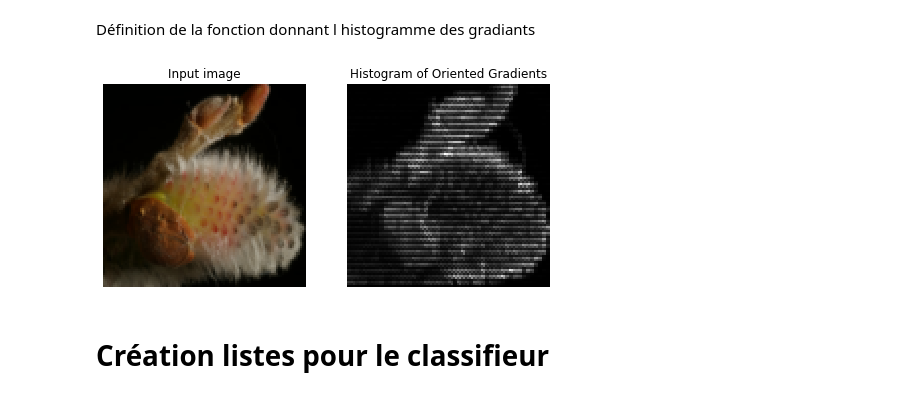
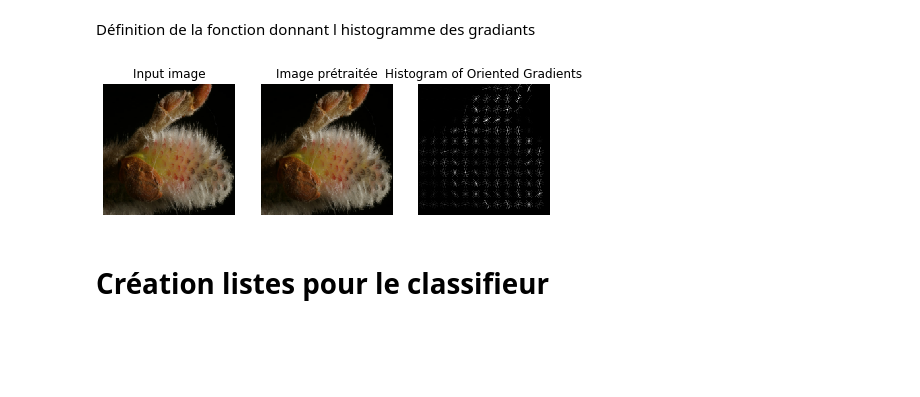
Before and after one commit to LemaitreT/Reconnaissance-visuel-de-plante, a Jupyter notebook: Descente de Gradiant.ipynb, the cells around one changed output. Cells and saved outputs as stored; diff of their text form; code cells hidden in the pictures; blank space fills up the shorter version.

```diff
--- a/Descente de Gradiant.ipynb
+++ b/Descente de Gradiant.ipynb
@@ -69,17 +66,24 @@ from skimage.feature import hog
 from skimage import data, exposure
 from PIL import Image
 
+import matplotlib.pyplot as plt
+
+from skimage import data, color
+from skimage.transform import rescale, resize, downscale_local_mean
+
+
 def rgb2gray(rgb):
-    return np.dot(rgb[...,:3], [0.299, 0.587, 0.144])
+    return np.dot(rgb[...,:3], [0, 0, 0])
 
 def pretraitement(image):
     #Reduction de l'image
     image=resize(image,(200,200));
+
     #Transformaation de l'image dans un format utilisable
     if image.dtype == np.float32: # Si le résultat n'est pas un tableau d'entiers
         image = (image * 255).astype(np.uint8)
     #Image en noir et blanc
-    image=rgb2gray(image);
+    #image=rgb2gray(image);
     return image;
 
 def transformeGradiant(nomImage):
@@ -89,6 +93,9 @@ def transformeGradiant(nomImage):
     #Prétraitement des images
     image=pretraitement(image);
 
+    #Sauvegarde nouvelle image
+    #mpimg.imsave(os.getcwd()+"/Descente_Gradiant/trainResize/"+nomImage, image)
+
     #Début traitement pour avoir les gradiant
     fd = hog(image, orientations=8, pixels_per_cell=(16,16),
                     cells_per_block=(5, 5),feature_vector=True)
@@ -97,56 +104,65 @@ def transformeGradiant(nomImage):
 def transformeGradiantEnImage(nomImage):
     #Récupération de l'image
     image = mpimg.imread(os.getcwd()+"/small_dataset_train/train/"+nomImage)
-    imge=resize(image,(100,100));
-    #Transformaation de l'image dans un format utilisable
-    if image.dtype == np.float32: # Si le résultat n'est pas un tableau d'entiers
-        image = (image * 255).astype(np.uint8)
+
+    #Prétraitement des images
+    image=pretraitement(image);
+
     #Début traitement pour avoir les gradiant
     fd, hog_image = hog(image, orientations=8, pixels_per_cell=(16,16),
                     cells_per_block=(5, 5), visualize=True)
 
 
-    hog_image = resize(hog_image, (100,100),
+    hog_image = resize(hog_image, (200,200),
                        anti_aliasing=True)
+    hog_image_rescaled = exposure.rescale_intensity(hog_image, in_range=(0, 10))
+
     return hog_image;
 
 def afficherFleurEtGradiant(nomImage,hog_image):
     image = mpimg.imread(os.getcwd()+"/Descente_Gradiant/trainResize/"+nomImage)
 
     fig, (ax1, ax2) = plt.subplots(1, 2, figsize=(8, 4), sharex=True, sharey=True)
 
     ax1.axis('off')
     ax1.imshow(image, cmap=plt.cm.gray)
     ax1.set_title('Input image')
 
     # Rescale histogram for better display
     hog_image_rescaled = exposure.rescale_intensity(hog_image, in_range=(0, 10))
 
     ax2.axis('off')
     ax2.imshow(hog_image_rescaled, cmap=plt.cm.gray)
     ax2.set_title('Histogram of Oriented Gradients')
     plt.show();
 
+
+
 imgTest=transformeGradiant("23.jpg")
-imgTest=transformeGradiantEnImage("23.jpg")
+imgTest2=transformeGradiantEnImage("23.jpg")
 
-fig, (ax1, ax2) = plt.subplots(1, 2, figsize=(8, 4), sharex=True, sharey=True)
+fig, (ax1, ax2,ax3) = plt.subplots(1, 3, figsize=(8, 4), sharex=True, sharey=True)
 
-im=resize(mpimg.imread(os.getcwd()+"/small_dataset_train/train/23.jpg"),(100,100))
+#im=resize(mpimg.imread(os.getcwd()+"/small_dataset_train/train/23.jpg"),(200,200))
 
 ax1.axis('off')
+
 ax1.imshow(im, cmap=plt.cm.gray)
 ax1.set_title('Input image')
+
+ax2.axis('off')
+ax2.imshow(pretraitement(im), cmap=plt.cm.gray)
+ax2.set_title('Image prétraitée')
 
 # Rescale histogram for better display
 #hog_image_rescaled = exposure.rescale_intensity(imgTest, in_range=(0, 10))
 
-ax2.axis('off')
-ax2.imshow(imgTest, cmap=plt.cm.gray)
-ax2.set_title('Histogram of Oriented Gradients')
+ax3.axis('off')
+ax3.imshow(imgTest2, cmap=plt.cm.gray)
+ax3.set_title('Histogram of Oriented Gradients')
 plt.show()
 # %% [output]
-[figure, old version]
+[figure, new version]
 # %% [markdown]
 # Création listes pour le classifieur
 # %%
```
Also changed, not shown: parts of 13 cells of this notebook.
